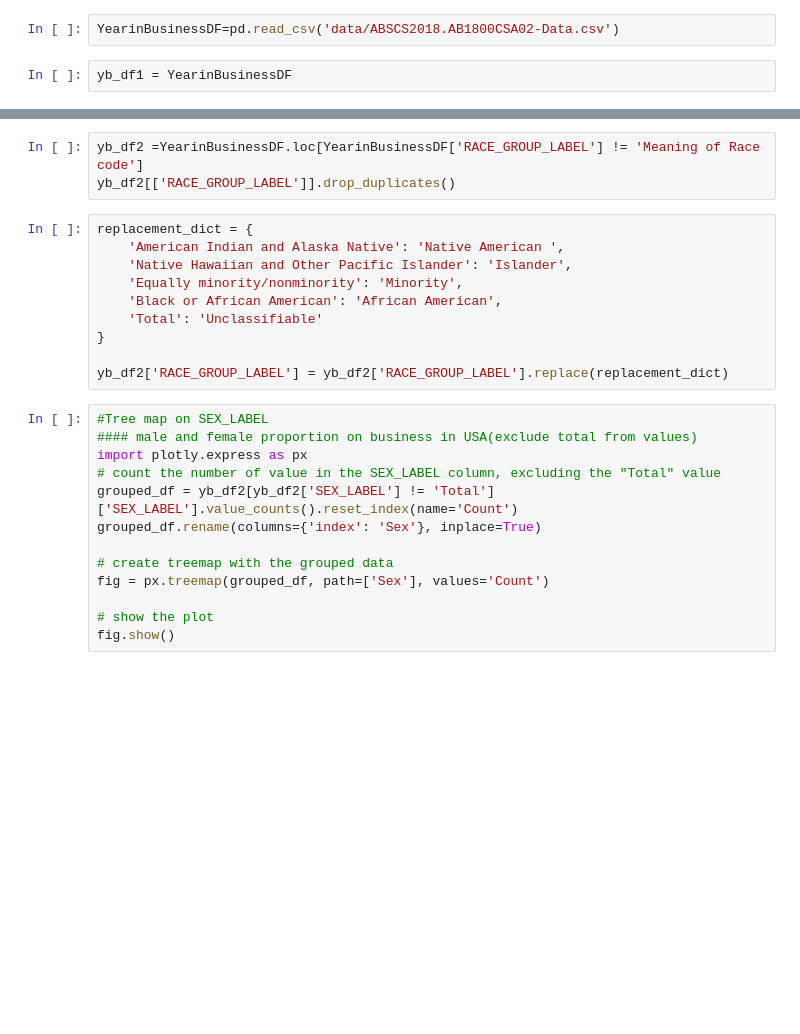
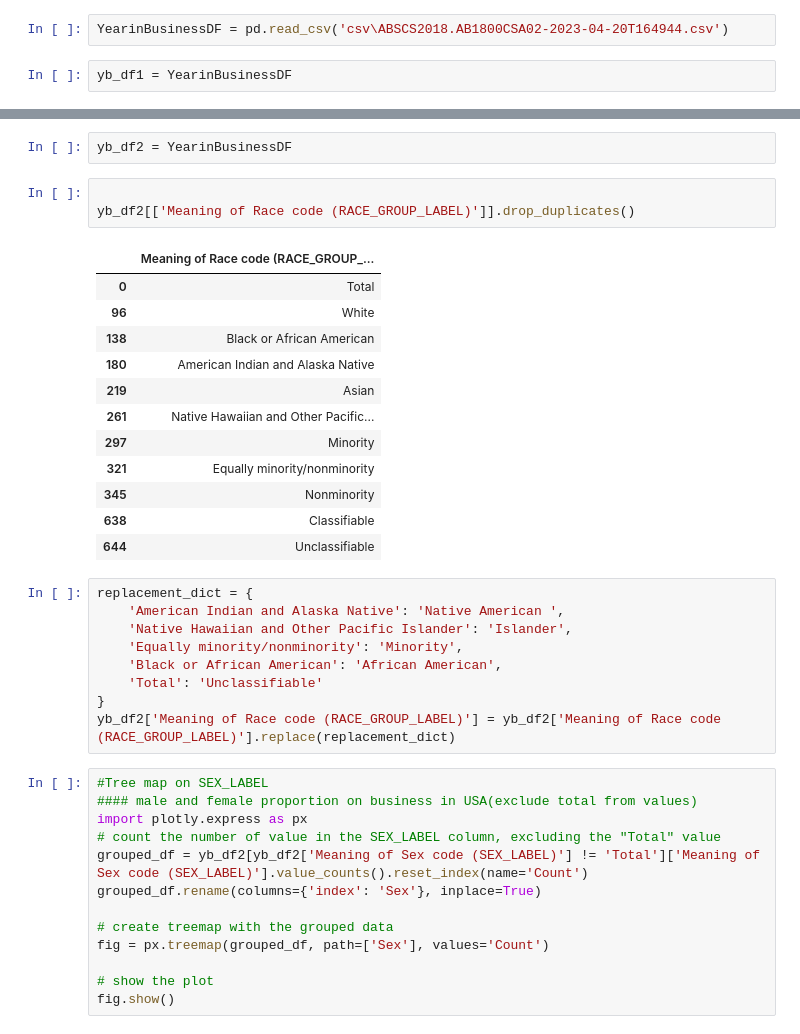
Before and after one commit to HardoModo/Dev10_Week8_Assessment, a Jupyter notebook: Jin.ipynb, the cells around one changed output, grey strips where cells are left out. Drawn from its saved outputs; the diff is of its cells as text; blank space fills up the shorter version.

```diff
--- a/Jin.ipynb
+++ b/Jin.ipynb
@@ -5,7 +5,7 @@ import matplotlib.pyplot as plt
 import plotly as pl
 import seaborn as sns
 # %%
-YearinBusinessDF=pd.read_csv('data/ABSCS2018.AB1800CSA02-Data.csv')
+YearinBusinessDF = pd.read_csv('csv\ABSCS2018.AB1800CSA02-2023-04-20T164944.csv')
 # %%
 yb_df1 = YearinBusinessDF
 # %%
@@ -33,6 +34,21 @@ plt.show()
+# %%
+yb_df2 = YearinBusinessDF
 # %%
-yb_df2 =YearinBusinessDF.loc[YearinBusinessDF['RACE_GROUP_LABEL'] != 'Meaning of Race code']
-yb_df2[['RACE_GROUP_LABEL']].drop_duplicates()
+
+yb_df2[['Meaning of Race code (RACE_GROUP_LABEL)']].drop_duplicates()
+# %% [output]
+|  | Meaning of Race code (RACE_GROUP_... |
+| 0 | Total |
+| 96 | White |
+| 138 | Black or African American |
+| 180 | American Indian and Alaska Native |
+| 219 | Asian |
+| 261 | Native Hawaiian and Other Pacific... |
+| 297 | Minority |
+| 321 | Equally minority/nonminority |
+| 345 | Nonminority |
+| 638 | Classifiable |
+| 644 | Unclassifiable |
 # %%
 replacement_dict = {
     'American Indian and Alaska Native': 'Native American ',
@@ -41,14 +57,13 @@ replacement_dict = {
     'Black or African American': 'African American',
     'Total': 'Unclassifiable'
 }
-
-yb_df2['RACE_GROUP_LABEL'] = yb_df2['RACE_GROUP_LABEL'].replace(replacement_dict)
+yb_df2['Meaning of Race code (RACE_GROUP_LABEL)'] = yb_df2['Meaning of Race code (RACE_GROUP_LABEL)'].replace(replacement_dict)
 # %%
 #Tree map on SEX_LABEL
 #### male and female proportion on business in USA(exclude total from values)
 import plotly.express as px
 # count the number of value in the SEX_LABEL column, excluding the "Total" value
-grouped_df = yb_df2[yb_df2['SEX_LABEL'] != 'Total']['SEX_LABEL'].value_counts().reset_index(name='Count')
+grouped_df = yb_df2[yb_df2['Meaning of Sex code (SEX_LABEL)'] != 'Total']['Meaning of Sex code (SEX_LABEL)'].value_counts().reset_index(name='Count')
 grouped_df.rename(columns={'index': 'Sex'}, inplace=True)
 
 # create treemap with the grouped data
```
Also changed, not shown: parts of 2 cells of this notebook.
